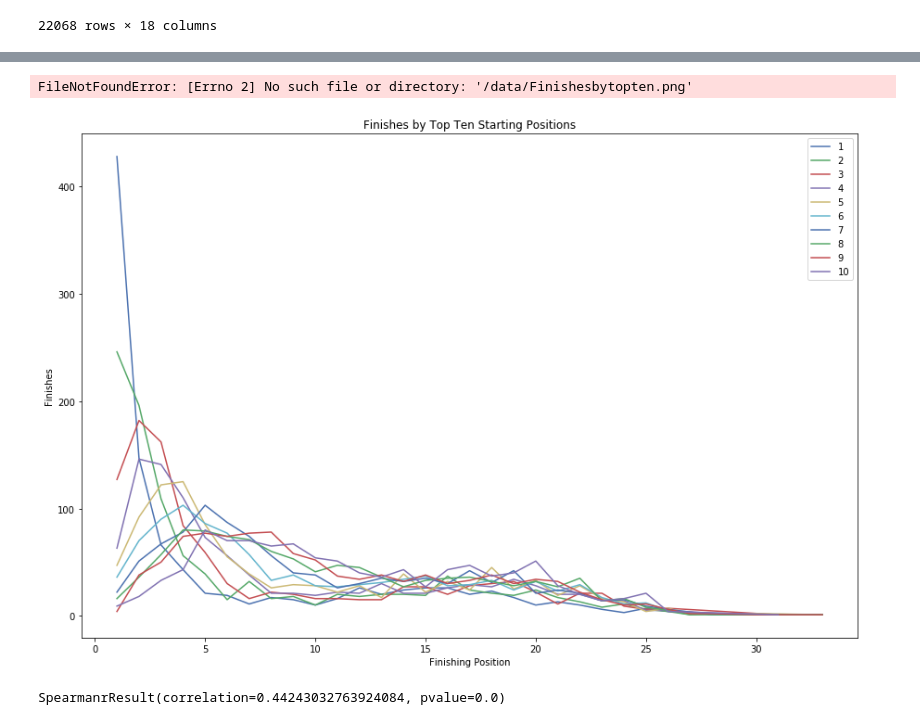
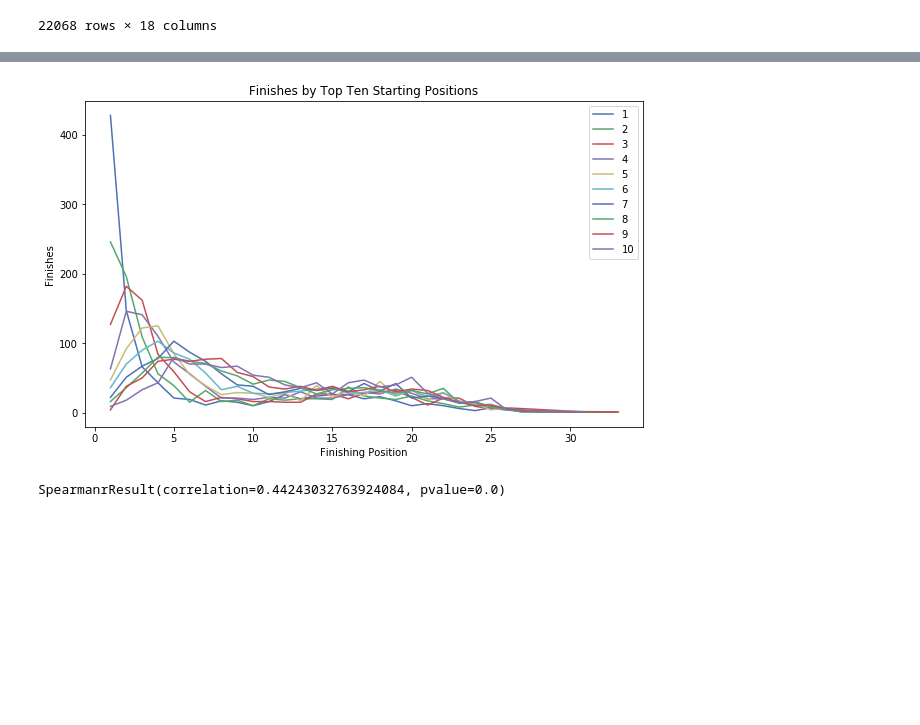
Before and after one commit to cvqnguyen/formula_1_exploration, a Jupyter notebook: notebooks/exploratory_notebook.ipynb, the cells around one changed output, grey strips where cells are left out. Saved outputs shown, nothing was run; the diff lists cells and outputs as text; code cells hidden in the pictures; blank space fills up the shorter version.

```diff
--- a/notebooks/exploratory_notebook.ipynb
+++ b/notebooks/exploratory_notebook.ipynb
@@ -208,25 +208,24 @@ not_pole_finish_count
 34       1
 Name: positionOrder, dtype: int64
 # %%
-fig, ax = plt.subplots(figsize=(15,10))
+fig, ax = plt.subplots(figsize=(10,6))
 ax.plot(maskedcount(1, df_results, 'grid').index, maskedcount(1, df_results, 'grid'), label = '1')
 ax.plot(maskedcount(2, df_results, 'grid').index, maskedcount(2, df_results, 'grid'), label = '2')
 ax.plot(maskedcount(3, df_results, 'grid').index, maskedcount(3, df_results, 'grid'), label = '3')
 ax.plot(maskedcount(4, df_results, 'grid').index, maskedcount(4, df_results, 'grid'), label = '4')
 ax.plot(maskedcount(5, df_results, 'grid').index, maskedcount(5, df_results, 'grid'), label = '5')
 ax.plot(maskedcount(6, df_results, 'grid').index, maskedcount(6, df_results, 'grid'), label = '6')
 ax.plot(maskedcount(7, df_results, 'grid').index, maskedcount(7, df_results, 'grid'), label = '7')
 ax.plot(maskedcount(8, df_results, 'grid').index, maskedcount(8, df_results, 'grid'), label = '8')
 ax.plot(maskedcount(9, df_results, 'grid').index, maskedcount(9, df_results, 'grid'), label = '9')
 ax.plot(maskedcount(10, df_results, 'grid').index, maskedcount(10, df_results, 'grid'), label = '10')
 plt.title('Finishes by Top Ten Starting Positions')
 plt.xlabel('Finishing Position')
 plt.ylabel('Finishes')
 ax.legend()
-plt.savefig('/data/Finishesbytopten.png');
+plt.savefig('../images/Finishesbytopten.png');
 # %% [output]
-FileNotFoundError: [Errno 2] No such file or directory: '/data/Finishesbytopten.png'
-[figure, old version]
+[figure, new version]
 # %%
 fig, ax = plt.subplots()
 ax.scatter(not_pole_finish_count.index, not_pole_finish_count)
```
Also changed, not shown: parts of 2 cells of this notebook.
